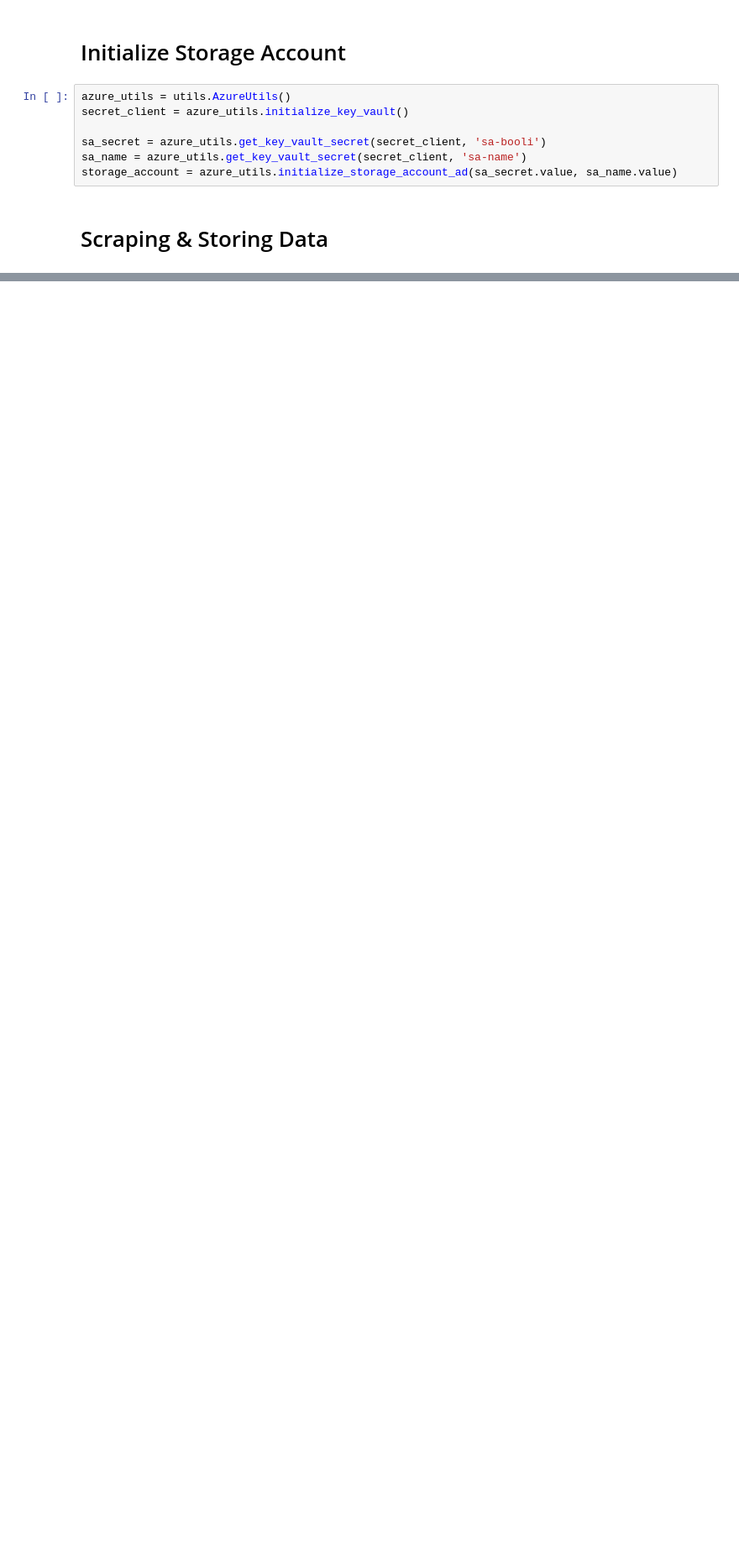
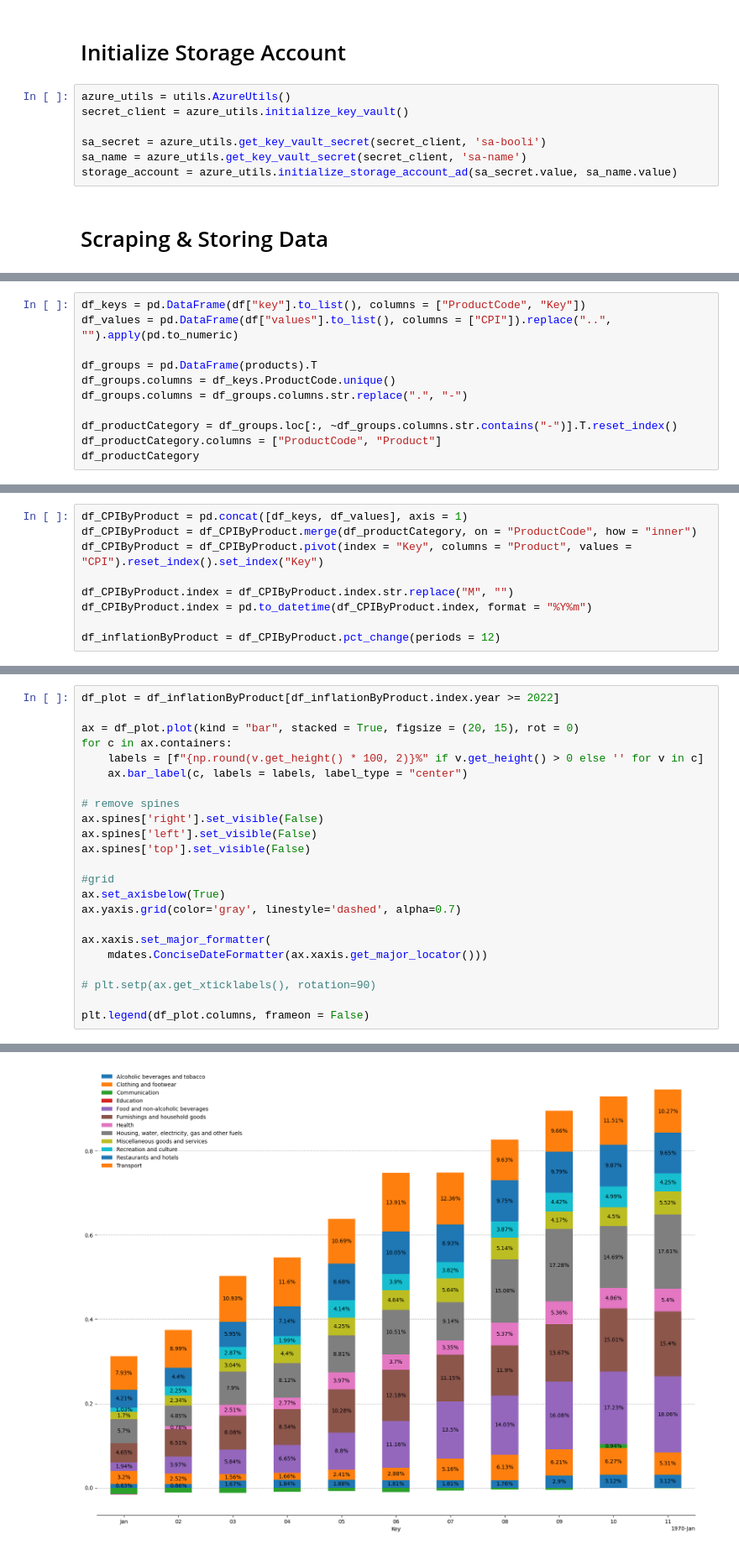
Before and after one commit to cfuru/Azure-Functions, a Jupyter notebook: func-booli-scraper-001/1_scraping_data.ipynb, the cells around one changed output, grey strips where cells are left out. Shown: that part at 84% size. Saved outputs shown, nothing was run; the diff lists cells and outputs as text; blank space fills up the shorter version.

```diff
--- a/func-booli-scraper-001/1_scraping_data.ipynb
+++ b/func-booli-scraper-001/1_scraping_data.ipynb
@@ -86,0 +73,11 @@ scb.info()
+# %%
+df_keys = pd.DataFrame(df["key"].to_list(), columns = ["ProductCode", "Key"])
+df_values = pd.DataFrame(df["values"].to_list(), columns = ["CPI"]).replace("..", "").apply(pd.to_numeric)
+
+df_groups = pd.DataFrame(products).T
+df_groups.columns = df_keys.ProductCode.unique()
+df_groups.columns = df_groups.columns.str.replace(".", "-")
+
+df_productCategory = df_groups.loc[:, ~df_groups.columns.str.contains("-")].T.reset_index()
+df_productCategory.columns = ["ProductCode", "Product"]
+df_productCategory
@@ -86,0 +98,9 @@ scb.info()
+# %%
+df_CPIByProduct = pd.concat([df_keys, df_values], axis = 1)
+df_CPIByProduct = df_CPIByProduct.merge(df_productCategory, on = "ProductCode", how = "inner")
+df_CPIByProduct = df_CPIByProduct.pivot(index = "Key", columns = "Product", values = "CPI").reset_index().set_index("Key")
+
+df_CPIByProduct.index = df_CPIByProduct.index.str.replace("M", "")
+df_CPIByProduct.index = pd.to_datetime(df_CPIByProduct.index, format = "%Y%m")
+
+df_inflationByProduct = df_CPIByProduct.pct_change(periods = 12)
@@ -86,0 +110,24 @@ scb.info()
+# %%
+df_plot = df_inflationByProduct[df_inflationByProduct.index.year >= 2022]
+
+ax = df_plot.plot(kind = "bar", stacked = True, figsize = (20, 15), rot = 0)
+for c in ax.containers:
+    labels = [f"{np.round(v.get_height() * 100, 2)}%" if v.get_height() > 0 else '' for v in c]
+    ax.bar_label(c, labels = labels, label_type = "center")
+
+# remove spines
+ax.spines['right'].set_visible(False)
+ax.spines['left'].set_visible(False)
+ax.spines['top'].set_visible(False)
+
+#grid
+ax.set_axisbelow(True)
+ax.yaxis.grid(color='gray', linestyle='dashed', alpha=0.7)
+
+ax.xaxis.set_major_formatter(
+    mdates.ConciseDateFormatter(ax.xaxis.get_major_locator()))
+
+# plt.setp(ax.get_xticklabels(), rotation=90)
+
+plt.legend(df_plot.columns, frameon = False)
+# %% [output]
@@ -86,0 +135 @@ scb.info()
+[figure, added]
```
Also changed, not shown: parts of 33 cells of this notebook.
